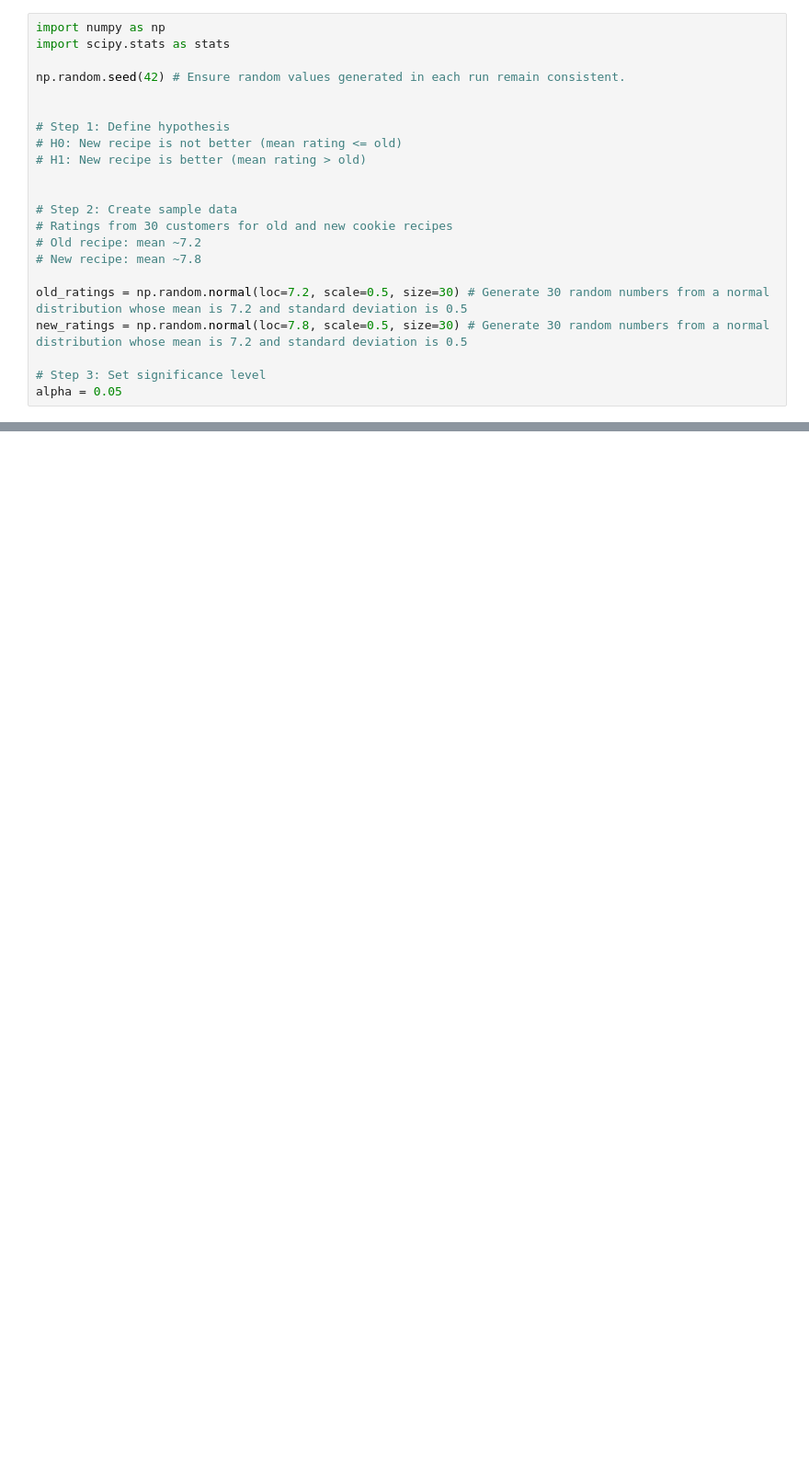
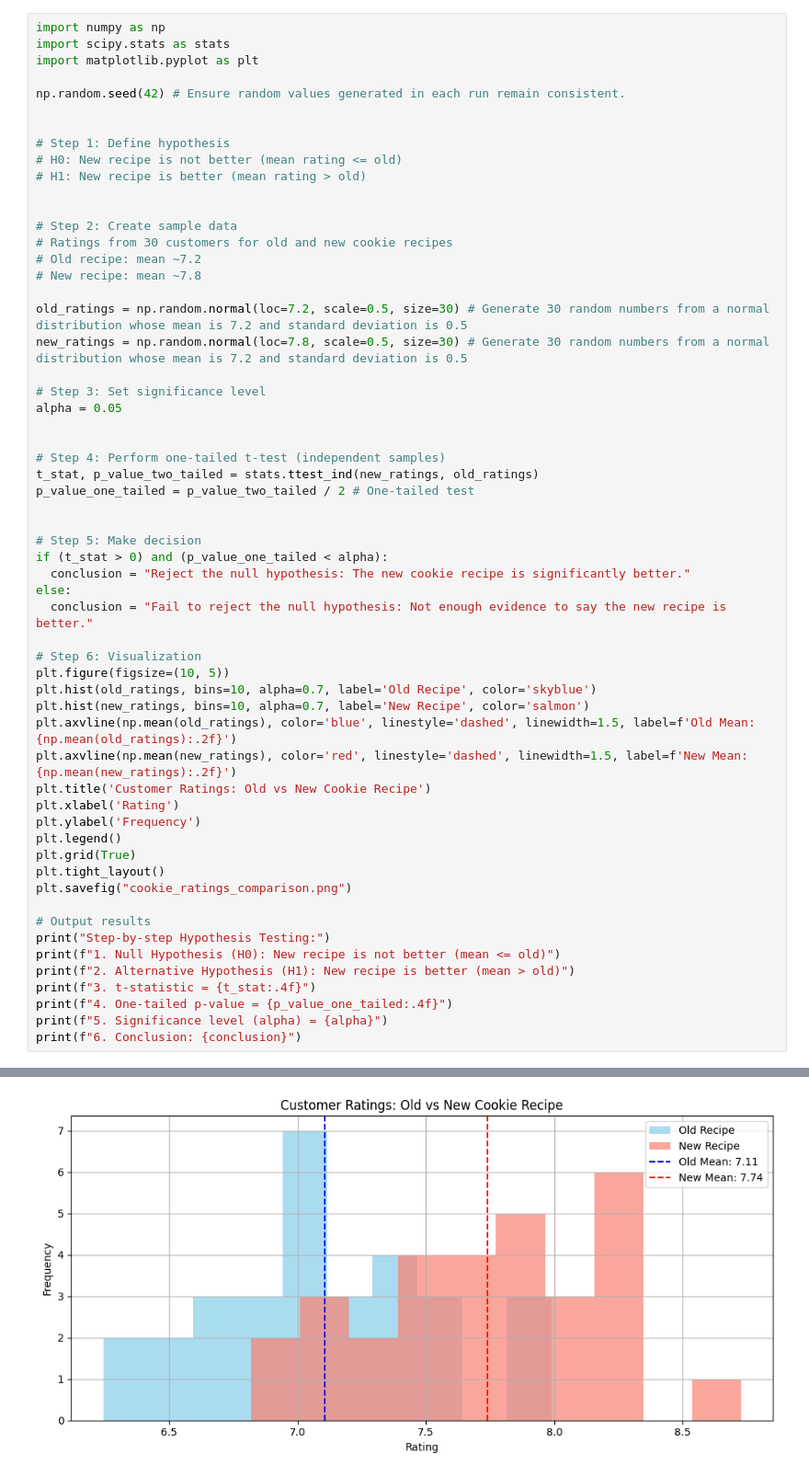
Before and after one commit to sbborusu/530pm_Agentic_Ai_Batch_7thApril, a Jupyter notebook: Hypothesis_Testing.ipynb, the cells around one changed output, grey strips where cells are left out. Shown: that part at 92% size. Saved outputs shown, nothing was run; the diff lists cells and outputs as text; blank space fills up the shorter version.

```diff
--- a/Hypothesis_Testing.ipynb
+++ b/Hypothesis_Testing.ipynb
@@ -3,6 +3,7 @@
 # %%
 import numpy as np
 import scipy.stats as stats
+import matplotlib.pyplot as plt
 
 np.random.seed(42) # Ensure random values generated in each run remain consistent.
 
@@ -22,3 +23,39 @@ new_ratings = np.random.normal(loc=7.8, scale=0.5, size=30) # Generate 30 random
 
 # Step 3: Set significance level
 alpha = 0.05
+
+
+# Step 4: Perform one-tailed t-test (independent samples)
+t_stat, p_value_two_tailed = stats.ttest_ind(new_ratings, old_ratings)
+p_value_one_tailed = p_value_two_tailed / 2 # One-tailed test
+
+
+# Step 5: Make decision
+if (t_stat > 0) and (p_value_one_tailed < alpha):
+  conclusion = "Reject the null hypothesis: The new cookie recipe is significantly better."
+else:
+  conclusion = "Fail to reject the null hypothesis: Not enough evidence to say the new recipe is better."
+
+# Step 6: Visualization
+plt.figure(figsize=(10, 5))
+plt.hist(old_ratings, bins=10, alpha=0.7, label='Old Recipe', color='skyblue')
+plt.hist(new_ratings, bins=10, alpha=0.7, label='New Recipe', color='salmon')
+plt.axvline(np.mean(old_ratings), color='blue', linestyle='dashed', linewidth=1.5, label=f'Old Mean: {np.mean(old_ratings):.2f}')
+plt.axvline(np.mean(new_ratings), color='red', linestyle='dashed', linewidth=1.5, label=f'New Mean: {np.mean(new_ratings):.2f}')
+plt.title('Customer Ratings: Old vs New Cookie Recipe')
+plt.xlabel('Rating')
+plt.ylabel('Frequency')
+plt.legend()
+plt.grid(True)
+plt.tight_layout()
+plt.savefig("cookie_ratings_comparison.png")
+
+# Output results
+print("Step-by-step Hypothesis Testing:")
+print(f"1. Null Hypothesis (H0): New recipe is not better (mean <= old)")
+print(f"2. Alternative Hypothesis (H1): New recipe is better (mean > old)")
+print(f"3. t-statistic = {t_stat:.4f}")
+print(f"4. One-tailed p-value = {p_value_one_tailed:.4f}")
+print(f"5. Significance level (alpha) = {alpha}")
+print(f"6. Conclusion: {conclusion}")
+# %% [output]
@@ -24,0 +69 @@ alpha = 0.05
+[figure, added]
```
Also changed, not shown: parts of 1 cell of this notebook.
